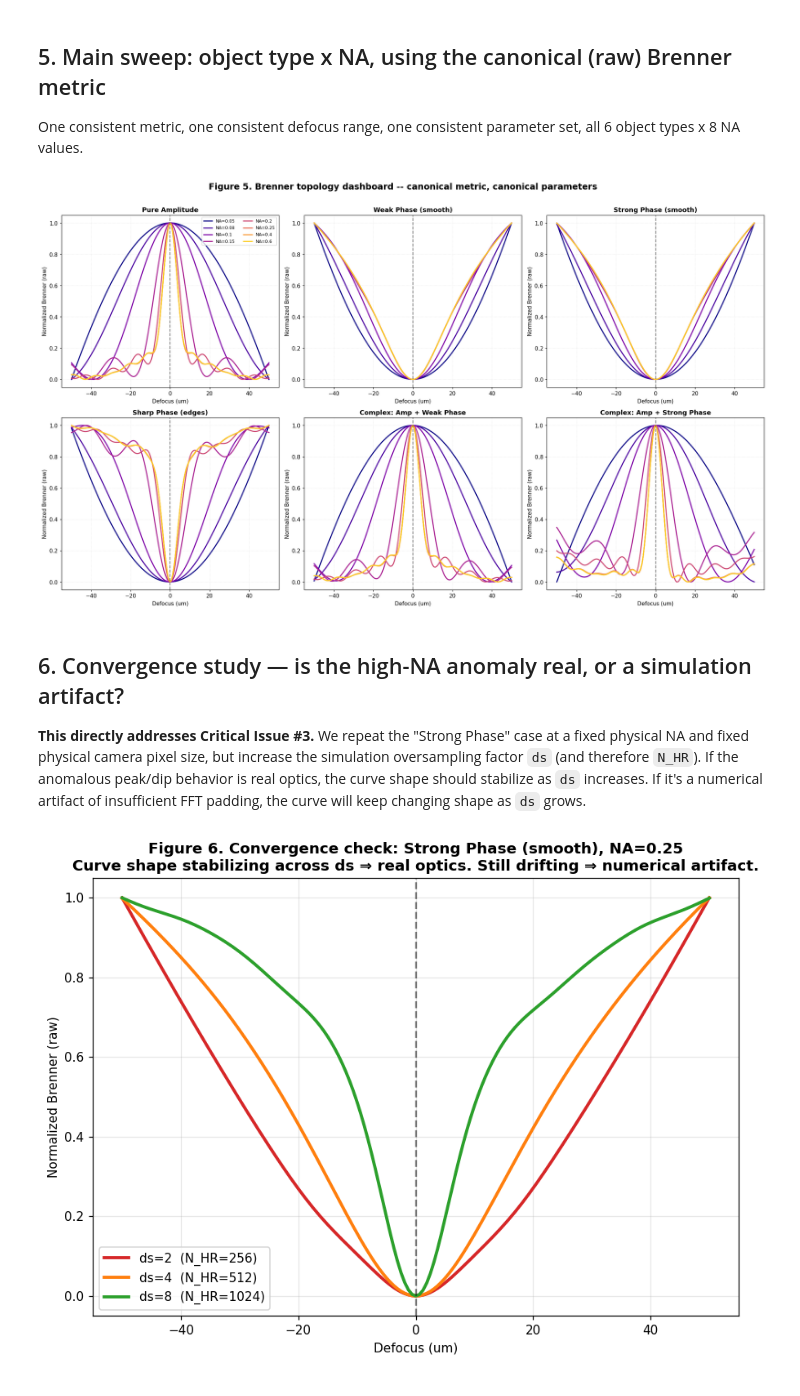
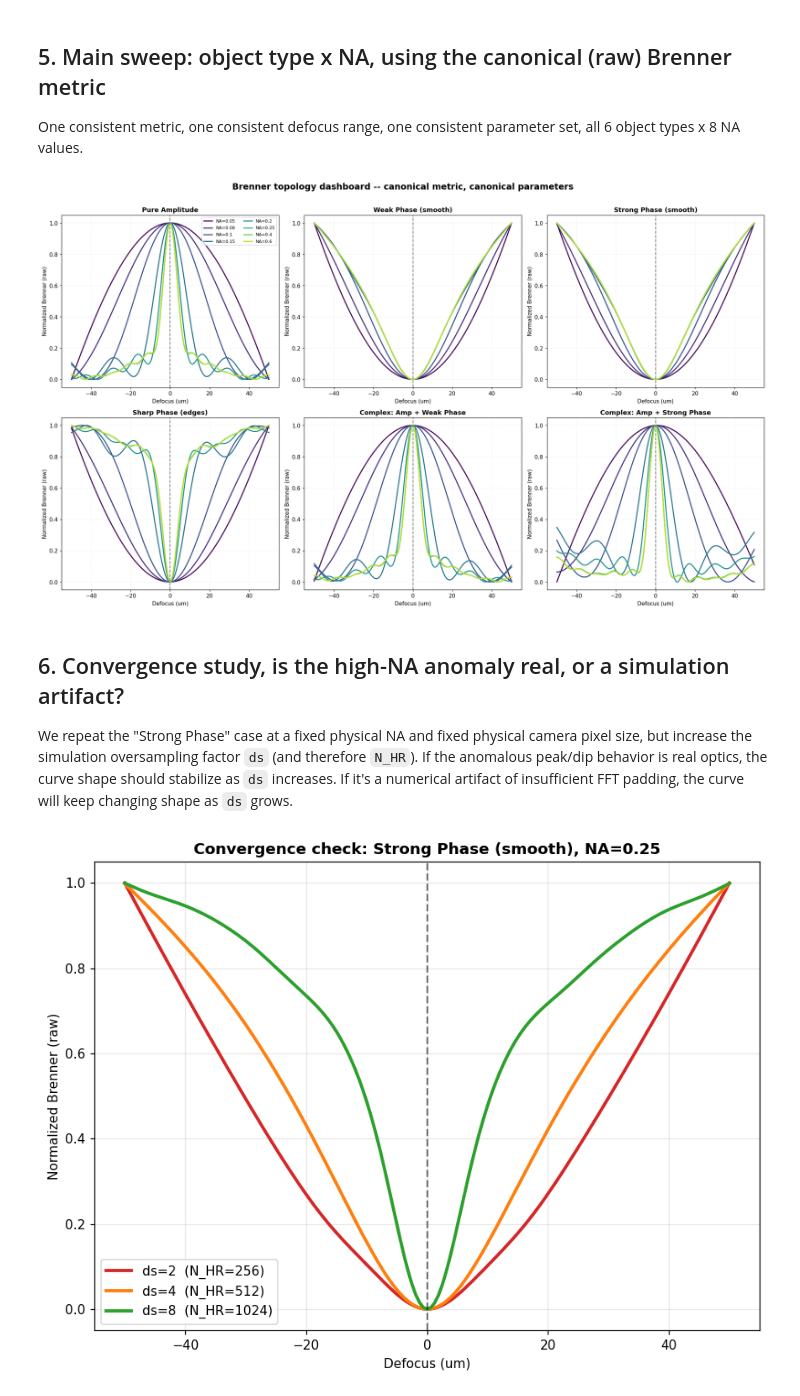
Before and after one commit to Gaurang8440/Fourier_Ptychography_Microscopy, a Jupyter notebook: Brenner framework/Reports/Primary work/FPM_Brenner_Consolidated_Analysis.ipynb, the cells around one changed output. Cells and saved outputs as stored; diff of their text form; code cells hidden in the pictures.

```diff
--- a/Brenner framework/Reports/Primary work/FPM_Brenner_Consolidated_Analysis.ipynb
+++ b/Brenner framework/Reports/Primary work/FPM_Brenner_Consolidated_Analysis.ipynb
@@ -65,7 +61,7 @@ def make_objects(N):
     img_phase_raw = transform.resize(data.moon(), (N, N), anti_aliasing=True)
     img_phase_smooth = gaussian_filter(img_phase_raw, sigma=4)
     img_phase_smooth = img_phase_smooth / np.max(img_phase_smooth)
-    img_phase_sharp = img_phase_raw / np.max(img_phase_raw)
+    .
 
     objects = {
         "Pure Amplitude":            img_amp * np.exp(1j * np.zeros_like(img_amp)),
@@ -86,12 +82,12 @@ for i, (name, obj) in enumerate(objects_hr.items()):
     axes[0, i].imshow(np.abs(obj), cmap='gray', vmin=0, vmax=1.05)
     axes[0, i].set_title(name, fontsize=10, fontweight='bold')
     axes[0, i].axis('off')
-    im = axes[1, i].imshow(np.angle(obj), cmap='twilight')
+    im = axes[1, i].imshow(np.angle(obj), cmap='viridis')#viridis, jet, gray, twilight
     axes[1, i].axis('off')
 axes[0, 0].set_ylabel("Amplitude", fontsize=11)
 axes[1, 0].set_ylabel("Phase", fontsize=11)
-fig.suptitle("Figure 1. Test object bank: amplitude (top) and phase (bottom)", fontsize=14, fontweight='bold')
+fig.suptitle("Test objects: amplitude (top) and phase (bottom)", fontsize=14, fontweight='bold')
 plt.tight_layout()
-plt.savefig("figs/fig1_test_objects.png", dpi=150, bbox_inches='tight')
+plt.savefig("figs/fig_test_objects.png", dpi=150, bbox_inches='tight')
 plt.show()
 # %% [output]
@@ -210,11 +203,11 @@ ax.axvline(CAMERA_NYQUIST, color='k', ls='--', lw=2, label=f"Camera Nyquist ({CA
 ax.axvline(optical_cutoff_025, color='purple', ls=':', lw=2, label=f"Optical cutoff, NA=0.25 ({optical_cutoff_025:.2f} 1/um)")
 ax.set_yscale('log'); ax.set_xlim(0, 1.0); ax.set_ylim(1e-10, 2)
 ax.set_xlabel("Spatial frequency (1/um)"); ax.set_ylabel("Normalized power")
-ax.set_title("Figure 3. Radial power spectral density vs. physical frequency limits", fontweight='bold')
+ax.set_title("Radial power spectral density vs. physical frequency limits", fontweight='bold')
 ax.grid(alpha=0.3, which='both')
 ax.legend(fontsize=9)
 plt.tight_layout()
-plt.savefig("figs/fig3_radial_psd.png", dpi=150, bbox_inches='tight')
+plt.savefig("figs/fig_radial_psd.png", dpi=150, bbox_inches='tight')
 plt.show()
 # %% [output]
 [figure]
@@ -231,11 +224,11 @@ same data, so the difference is visible rather than hidden.
   the gradient, every single z-plane, independently.
 # %%
 def brenner_raw(image):
-    """Unnormalized, x-direction only -- matches the report's Eq. (1)."""
+    """Unnormalized, x-direction only"""
     return np.sum((image[2:, :] - image[:-2, :]) ** 2)
 
 def brenner_normalized_per_frame(image):
-    """Per-frame min-max normalized, both directions -- matches test.ipynb cells 0/1/3."""
+    """Per-frame min-max normalized, both directions"""
     img_norm = (image - np.min(image)) / (np.max(image) - np.min(image) + 1e-8)
     dx = np.sum((img_norm[2:, :] - img_norm[:-2, :]) ** 2)
     dy = np.sum((img_norm[:, 2:] - img_norm[:, :-2]) ** 2)
@@ -246,7 +239,7 @@ def sweep_metric(stack, metric_fn):
     return (scores - scores.min()) / (scores.max() - scores.min() + 1e-8)
 
 demo_name = "Weak Phase (smooth)"
-demo_NA = 0.20
+demo_NA = 0.10
 stack_demo = propagate_stack(objects_hr[demo_name], demo_NA, Z_ARRAY_UM)
 
 raw_curve = sweep_metric(stack_demo, brenner_raw)
@@ -269,13 +262,13 @@ axes[1].set_title("Actual physical contrast (raw intensity std-dev)", fontsize=1
 axes[1].set_xlabel("Defocus (um)"); axes[1].set_ylabel("Intensity std-dev (a.u.)")
 axes[1].grid(alpha=0.3)
 
-#fig.suptitle("Figure 4. Metric-definition sensitivity check", fontsize=14, fontweight='bold', y=1.03)
+fig.suptitle("Metric-definition sensitivity check", fontsize=14, fontweight='bold', y=1.03)
 plt.tight_layout()
-plt.savefig("fig4_metric_definition_check.png", dpi=300, bbox_inches='tight')
+plt.savefig("fig_metric_definition_check.png", dpi=300, bbox_inches='tight')
 plt.show()
 
 focus_true_contrast = true_contrast[len(Z_ARRAY_UM)//2] / true_contrast.max()
 print(f"Physical contrast at true focus is {focus_true_contrast*100:.2f}% of the peak contrast in the sweep.")
 print("If this fraction is very small, per-frame normalization will still amplify near-zero-signal frames")
-print("to look comparable to genuinely sharp frames -- exactly the failure mode we flagged.")
+print("to look comparable to genuinely sharp frames.")
 # %% [output]
@@ -298,7 +291,7 @@ for name in object_names:
 
 fig, axes = plt.subplots(2, 3, figsize=(19, 11))
 axes = axes.flatten()
-na_colors = plt.cm.plasma(np.linspace(0, 0.9, len(NA_LIST)))
+na_colors = plt.cm.viridis(np.linspace(0, 0.9, len(NA_LIST)))#plasma, jet, twilight
 
 for idx, name in enumerate(object_names):
     ax = axes[idx]
@@ -310,16 +303,16 @@ for idx, name in enumerate(object_names):
     ax.set_ylim(-0.05, 1.05)
     ax.grid(alpha=0.3, ls=':')
 axes[0].legend(loc='upper right', fontsize=8, ncol=2)
-fig.suptitle("Figure 5. Brenner topology dashboard -- canonical metric, canonical parameters", fontsize=16, fontweight='bold', y=1.01)
+fig.suptitle("Brenner topology dashboard -- canonical metric, canonical parameters", fontsize=16, fontweight='bold', y=1.01)
 plt.tight_layout()
-plt.savefig("figs/fig5_main_dashboard.png", dpi=150, bbox_inches='tight')
+plt.savefig("figs/fig_main_dashboard.png", dpi=150, bbox_inches='tight')
 plt.show()
 # %% [output]
-[figure, old version]
+[figure, new version]
 # %% [markdown]
-## 6. Convergence study — is the high-NA anomaly real, or a simulation artifact?
+## 6. Convergence study, is the high-NA anomaly real, or a simulation artifact?
 
-**This directly addresses Critical Issue #3.** We repeat the "Strong Phase" case at a fixed
+We repeat the "Strong Phase" case at a fixed
 physical NA and fixed physical camera pixel size, but increase the simulation oversampling
 factor `ds` (and therefore `N_HR`). If the anomalous peak/dip behavior is real optics, the curve
 shape should stabilize as `ds` increases. If it's a numerical artifact of insufficient FFT
@@ -340,34 +333,33 @@ for ds_test, c in zip(ds_list, conv_colors):
     fx_test = np.fft.fftshift(np.fft.fftfreq(N_LR, d=EFF_PIXEL_UM))
     FX_t, FY_t = np.meshgrid(fx_test, fx_test)
     pupil_t = (np.sqrt(FX_t**2 + FY_t**2) <= conv_NA / WAVELENGTH_UM).astype(float)
     radicand_t = np.maximum((1/WAVELENGTH_UM)**2 - FX_t**2 - FY_t**2, 0)
     kz_t = 2*np.pi*np.sqrt(radicand_t)
 
     cy_t, cx_t = N_hr_test//2, N_hr_test//2
     ys_t, ye_t = cy_t - N_LR//2, cy_t + N_LR//2
     xs_t, xe_t = cx_t - N_LR//2, cx_t + N_LR//2
 
     O_fft = np.fft.fftshift(np.fft.fft2(np.fft.ifftshift(objs_test[conv_object_name])))
     O_crop = O_fft[ys_t:ye_t, xs_t:xe_t]
 
     scores = []
     for z in Z_ARRAY_UM:
         pupil_z = pupil_t * np.exp(1j * z * kz_t)
         E_f = O_crop * pupil_z
         E_s = np.fft.fftshift(np.fft.ifft2(np.fft.ifftshift(E_f)))
         scores.append(brenner_raw(np.abs(E_s)**2))
     scores = np.array(scores)
     norm = (scores - scores.min()) / (scores.max() - scores.min() + 1e-8)
     ax.plot(Z_ARRAY_UM, norm, color=c, lw=2.5, label=f"ds={ds_test}  (N_HR={N_hr_test})")
 
 ax.axvline(0, color='k', ls='--', alpha=0.5)
 ax.set_xlabel("Defocus (um)"); ax.set_ylabel("Normalized Brenner (raw)")
-ax.set_title(f"Figure 6. Convergence check: {conv_object_name}, NA={conv_NA}\n"
-             "Curve shape stabilizing across ds ⇒ real optics. Still drifting ⇒ numerical artifact.",
+ax.set_title(f"Convergence check: {conv_object_name}, NA={conv_NA}",
              fontsize=12, fontweight='bold')
 ax.legend(fontsize=10); ax.grid(alpha=0.3)
 plt.tight_layout()
-plt.savefig("figs/fig6_convergence_check.png", dpi=150, bbox_inches='tight')
+plt.savefig("figs/fig_convergence_check.png", dpi=150, bbox_inches='tight')
 plt.show()
 # %% [output]
-[figure, old version]
+[figure, new version]
```
Also changed, not shown: parts of 15 cells of this notebook, 27 other files.
